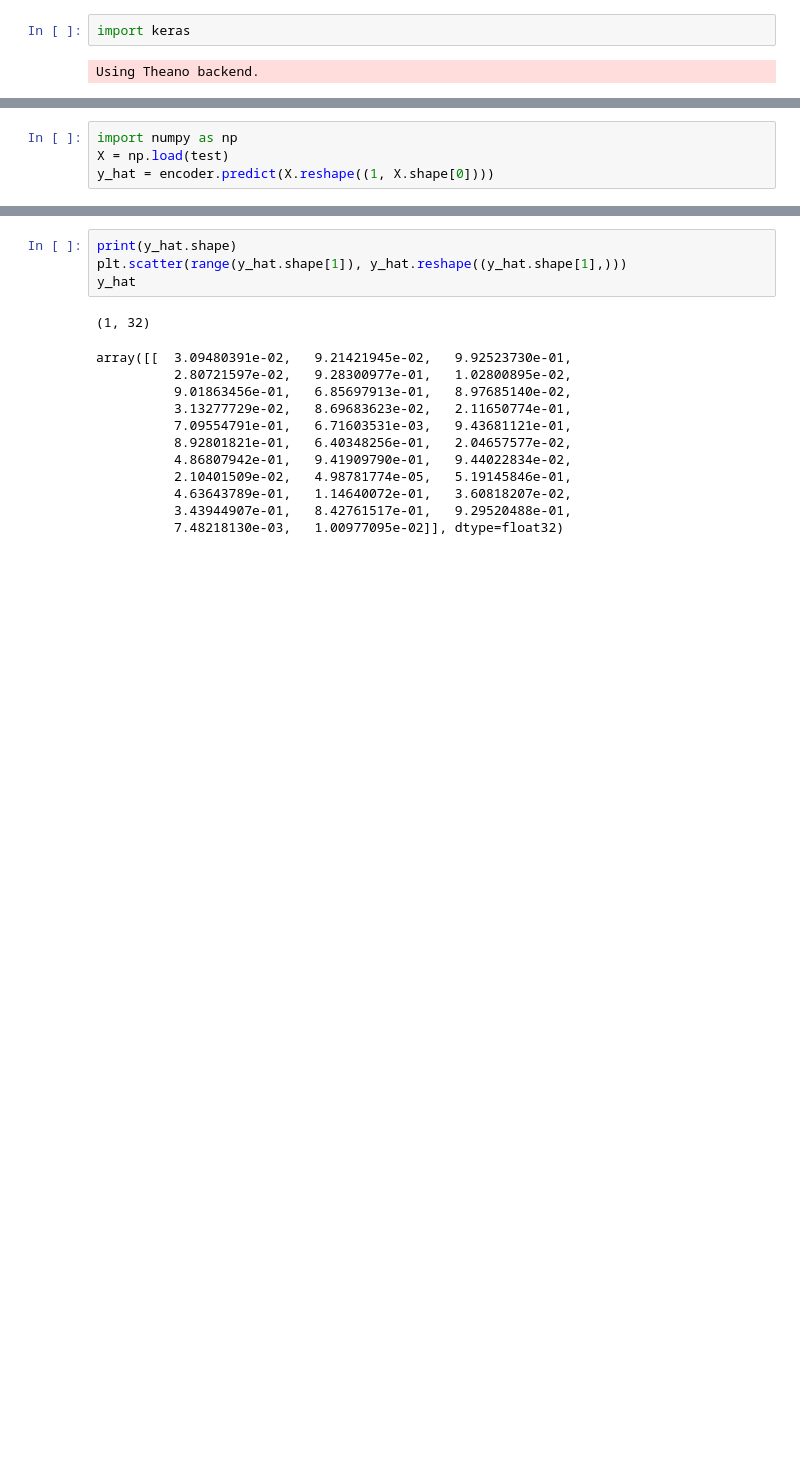
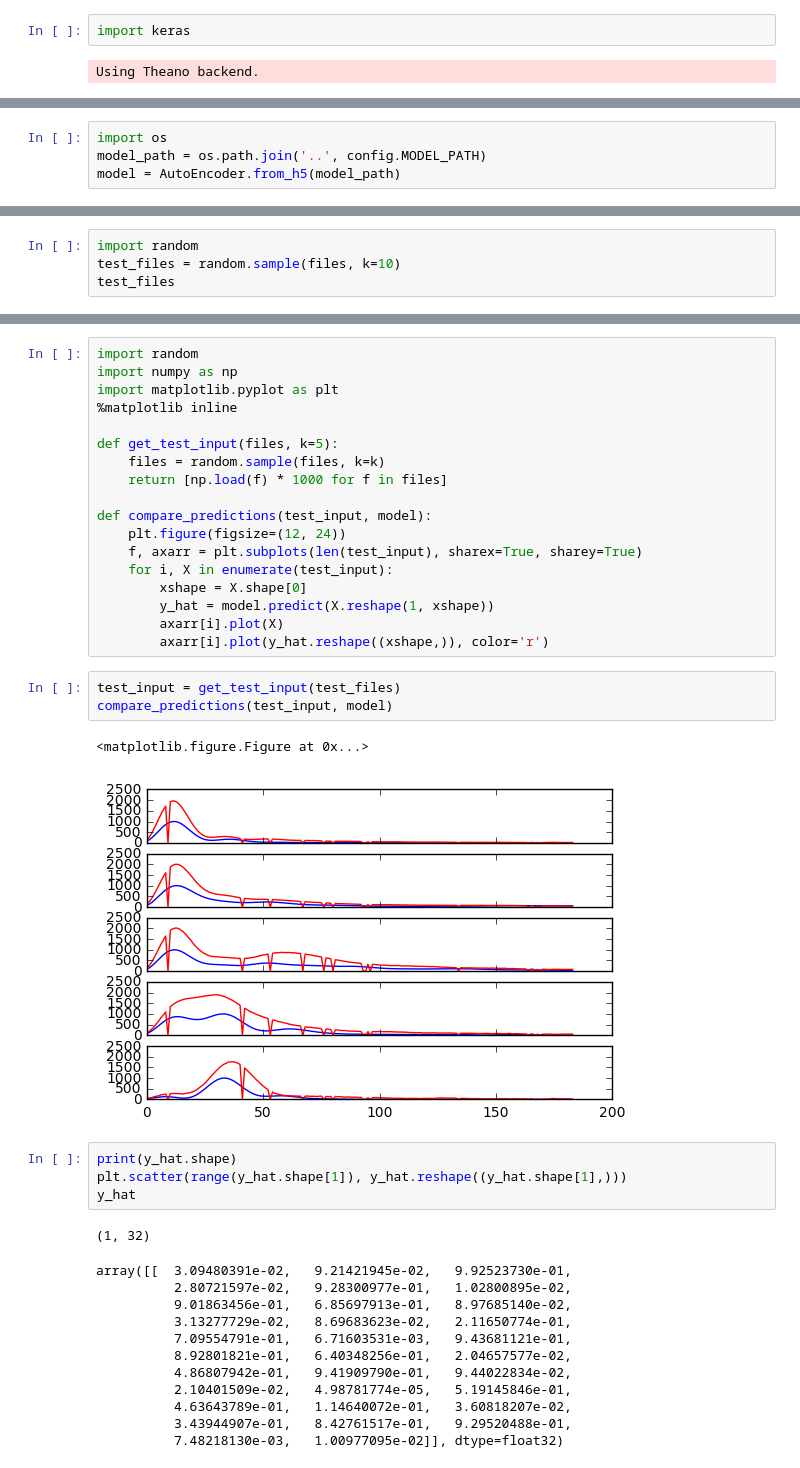
Before and after one commit to dantegates/music-rec, a Jupyter notebook: notebooks/evaluate.ipynb, the cells around one changed output, grey strips where cells are left out. Drawn from its saved outputs; the diff is of its cells as text; blank space fills up the shorter version.

```diff
--- a/notebooks/evaluate.ipynb
+++ b/notebooks/evaluate.ipynb
@@ -31 +10,5 @@ encoder = Model(inputs=model.input, output=model.layers[11].output)
+# %%
+import os
+model_path = os.path.join('..', config.MODEL_PATH)
+model = AutoEncoder.from_h5(model_path)
 # %%
@@ -52,4 +17,4 @@ plt.plot(model.predict(X.reshape(1, X.shape[0])).reshape((X.shape[0],)))
-# %%
-import numpy as np
-X = np.load(test)
-y_hat = encoder.predict(X.reshape((1, X.shape[0])))
+# %%
+import random
+test_files = random.sample(files, k=10)
+test_files
@@ -56,3 +32,27 @@ y_hat = encoder.predict(X.reshape((1, X.shape[0])))
+# %%
+import random
+import numpy as np
+import matplotlib.pyplot as plt
+%matplotlib inline
+
+def get_test_input(files, k=5):
+    files = random.sample(files, k=k)
+    return [np.load(f) * 1000 for f in files]
+
+def compare_predictions(test_input, model):
+    plt.figure(figsize=(12, 24))
+    f, axarr = plt.subplots(len(test_input), sharex=True, sharey=True)
+    for i, X in enumerate(test_input):
+        xshape = X.shape[0]
+        y_hat = model.predict(X.reshape(1, xshape))
+        axarr[i].plot(X)
+        axarr[i].plot(y_hat.reshape((xshape,)), color='r')
+# %%
+test_input = get_test_input(test_files)
+compare_predictions(test_input, model)
+# %% [output]
+<matplotlib.figure.Figure at 0x...>
+[figure, added]
 # %%
 print(y_hat.shape)
 plt.scatter(range(y_hat.shape[1]), y_hat.reshape((y_hat.shape[1],)))
```
Also changed, not shown: parts of 7 cells of this notebook.
